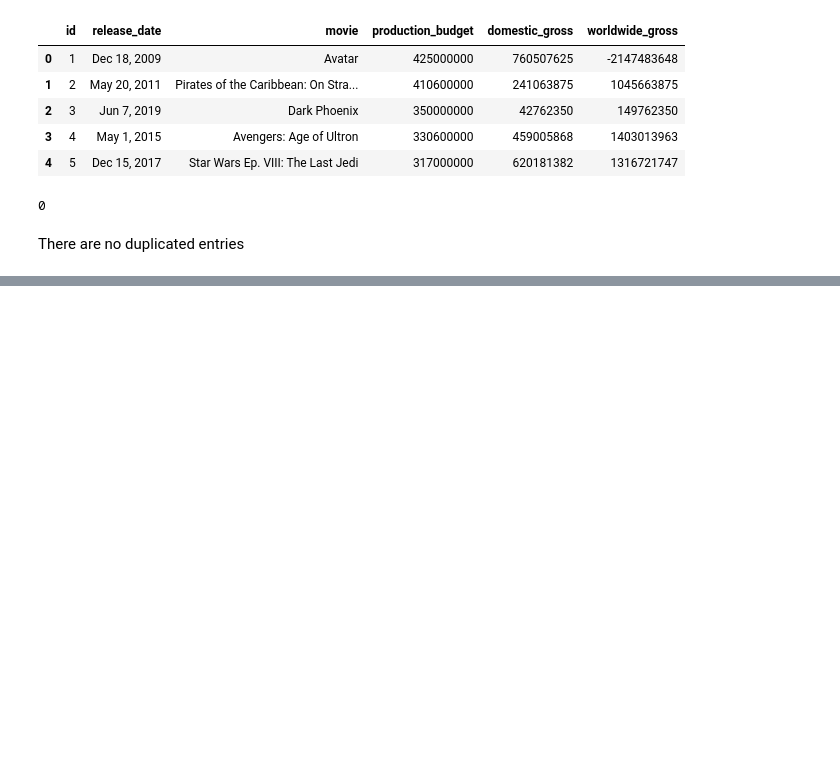
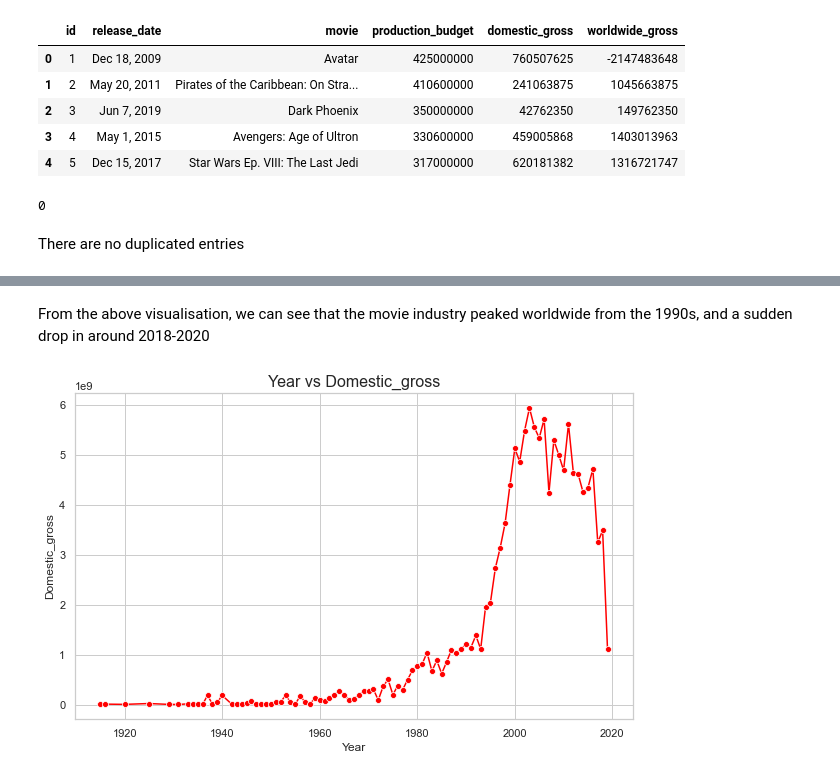
Before and after one commit to Kurgat-Bee/Phase2project, a Jupyter notebook: tnbugets.ipynb, the cells around one changed output, grey strips where cells are left out. Saved outputs shown, nothing was run; the diff lists cells and outputs as text; code cells hidden in the pictures; blank space fills up the shorter version.

```diff
--- a/tnbugets.ipynb
+++ b/tnbugets.ipynb
@@ -119,0 +243,7 @@ df.head(50)
+# %% [markdown]
+From the above visualisation, we can see that the movie industry peaked worldwide from the 1990s, and a sudden drop in around 2018-2020
+# %%
+#time series based on domestic_gross
+plot_timeseries('domestic_gross')
+# %% [output]
+[figure, added]
```
Also changed, not shown: parts of 15 cells of this notebook.
